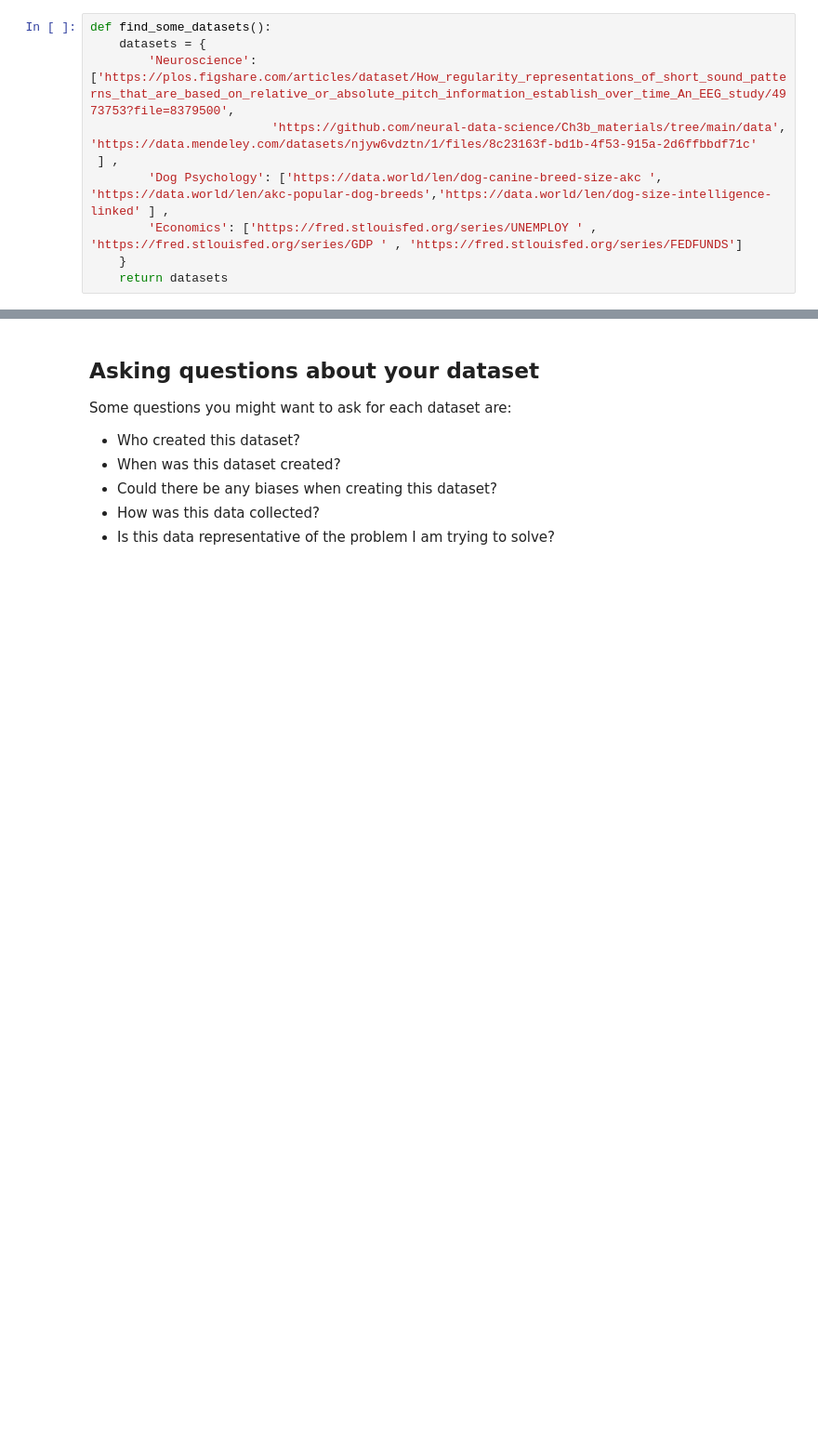
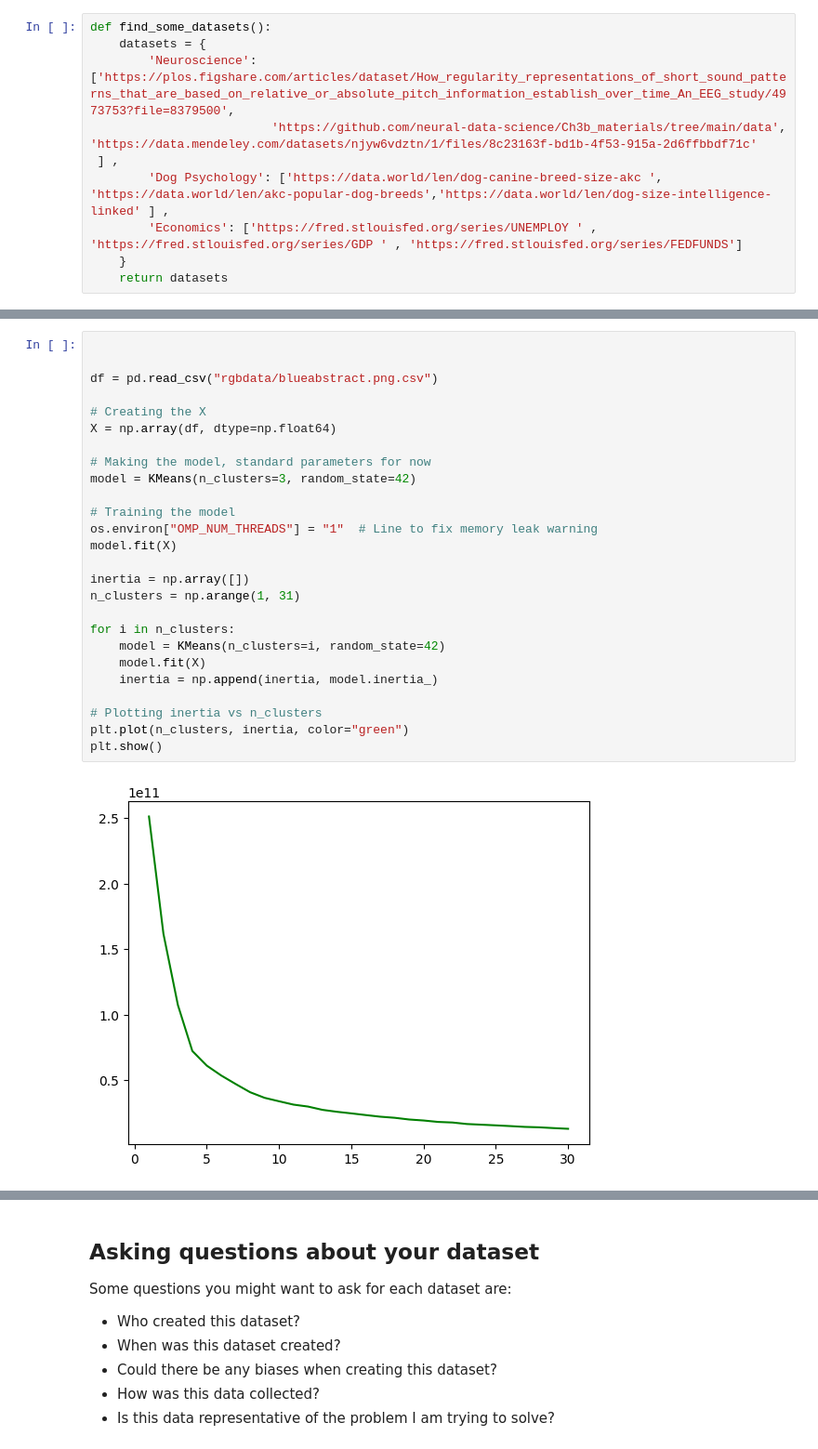
Before and after one commit to Jennnyal/project-collecting-data, a Jupyter notebook: collecting_data.ipynb, the cells around one changed output, grey strips where cells are left out. Shown: that part at 93% size. Cells and saved outputs as stored; diff of their text form; blank space fills up the shorter version.

```diff
--- a/collecting_data.ipynb
+++ b/collecting_data.ipynb
@@ -80,0 +237,28 @@ def find_some_datasets():
+# %%
+
+
+df = pd.read_csv("rgbdata/blueabstract.png.csv")
+
+# Creating the X
+X = np.array(df, dtype=np.float64)
+
+# Making the model, standard parameters for now
+model = KMeans(n_clusters=3, random_state=42)
+
+# Training the model
+os.environ["OMP_NUM_THREADS"] = "1"  # Line to fix memory leak warning
+model.fit(X)
+
+inertia = np.array([])
+n_clusters = np.arange(1, 31)
+
+for i in n_clusters:
+    model = KMeans(n_clusters=i, random_state=42)
+    model.fit(X)
+    inertia = np.append(inertia, model.inertia_)
+
+# Plotting inertia vs n_clusters
+plt.plot(n_clusters, inertia, color="green")
+plt.show()
+# %% [output]
+[figure, added]
```
Also changed, not shown: parts of 11 cells of this notebook, 5 other files.
